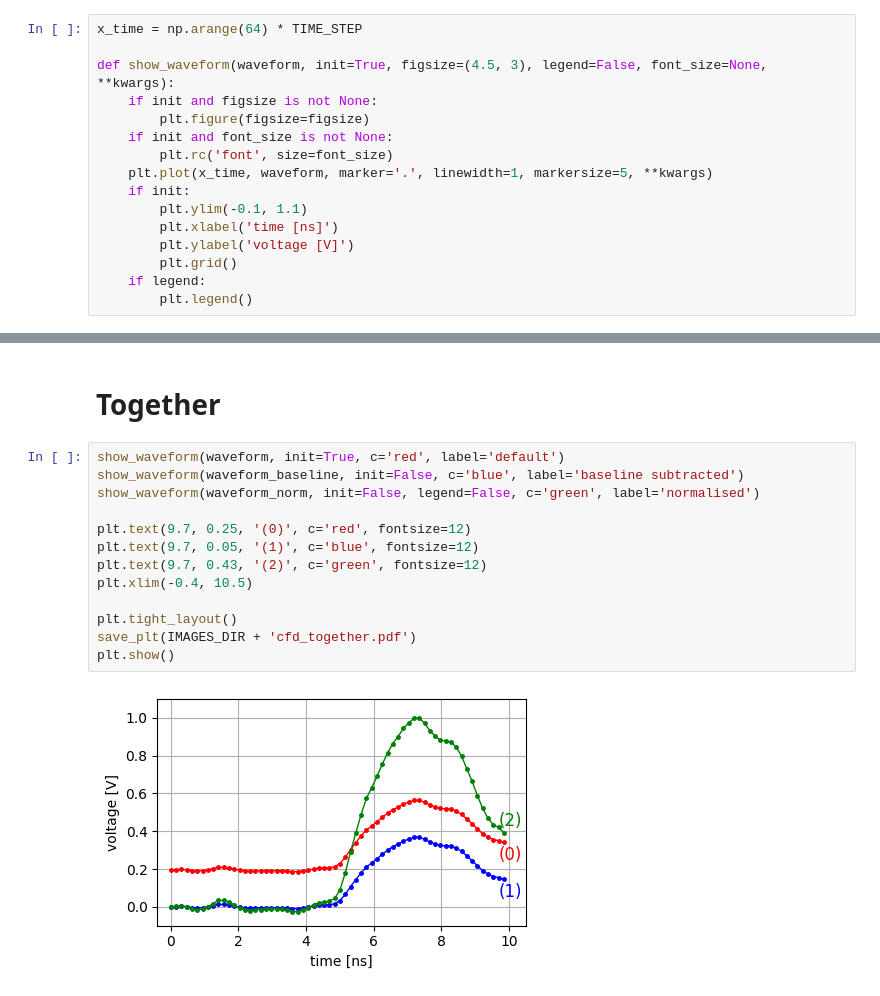
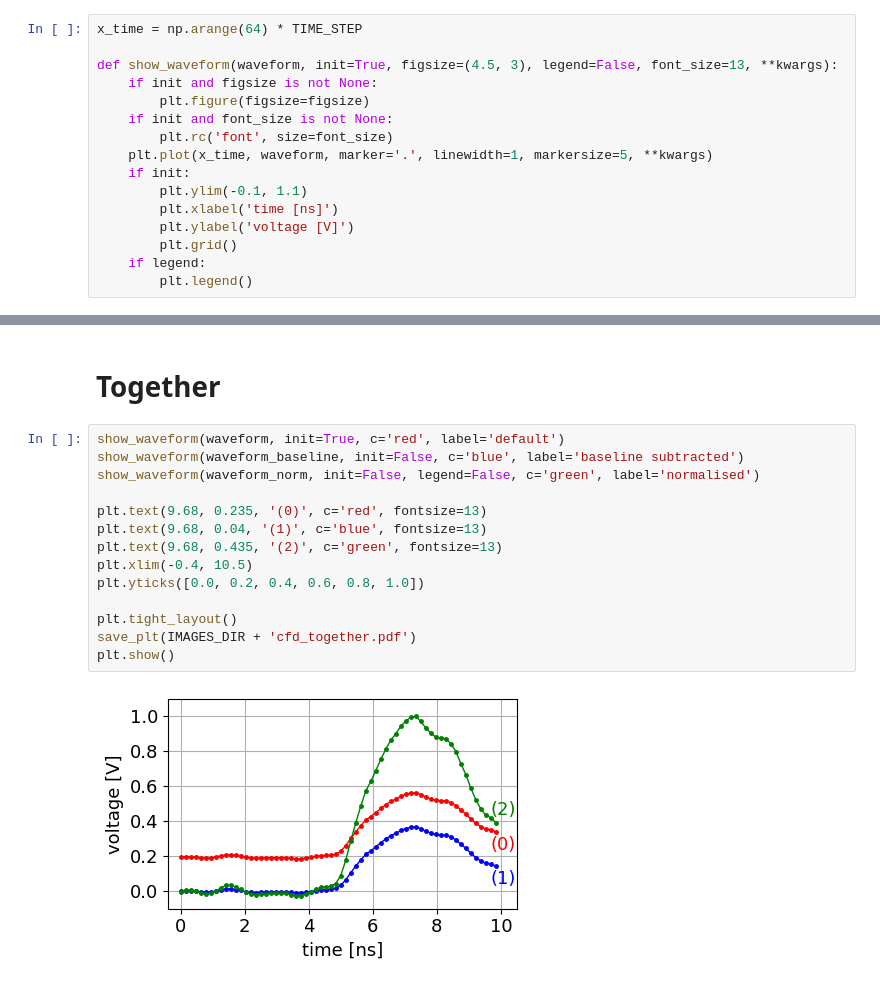
Before and after one commit to MatiXOfficial/pps-diamond-time-measurement, a Jupyter notebook: notebooks/cfd_tests/visualisation.ipynb, the cells around one changed output, grey strips where cells are left out. Cells and saved outputs as stored; diff of their text form.

```diff
--- a/notebooks/cfd_tests/visualisation.ipynb
+++ b/notebooks/cfd_tests/visualisation.ipynb
@@ -31,7 +31,7 @@ N_BASELINE = 20
 # %%
 x_time = np.arange(64) * TIME_STEP
 
-def show_waveform(waveform, init=True, figsize=(4.5, 3), legend=False, font_size=None, **kwargs):
+def show_waveform(waveform, init=True, figsize=(4.5, 3), legend=False, font_size=13, **kwargs):
     if init and figsize is not None:
         plt.figure(figsize=figsize)
     if init and font_size is not None:
@@ -101,15 +102,16 @@ plt.show()
 # %%
 show_waveform(waveform, init=True, c='red', label='default')
 show_waveform(waveform_baseline, init=False, c='blue', label='baseline subtracted')
 show_waveform(waveform_norm, init=False, legend=False, c='green', label='normalised')
 
-plt.text(9.7, 0.25, '(0)', c='red', fontsize=12)
-plt.text(9.7, 0.05, '(1)', c='blue', fontsize=12)
-plt.text(9.7, 0.43, '(2)', c='green', fontsize=12)
+plt.text(9.68, 0.235, '(0)', c='red', fontsize=13)
+plt.text(9.68, 0.04, '(1)', c='blue', fontsize=13)
+plt.text(9.68, 0.435, '(2)', c='green', fontsize=13)
 plt.xlim(-0.4, 10.5)
+plt.yticks([0.0, 0.2, 0.4, 0.6, 0.8, 1.0])
 
 plt.tight_layout()
 save_plt(IMAGES_DIR + 'cfd_together.pdf')
 plt.show()
 # %% [output]
-[figure, old version]
+[figure, new version]
```
Also changed, not shown: parts of 5 cells of this notebook, 2 other files.
